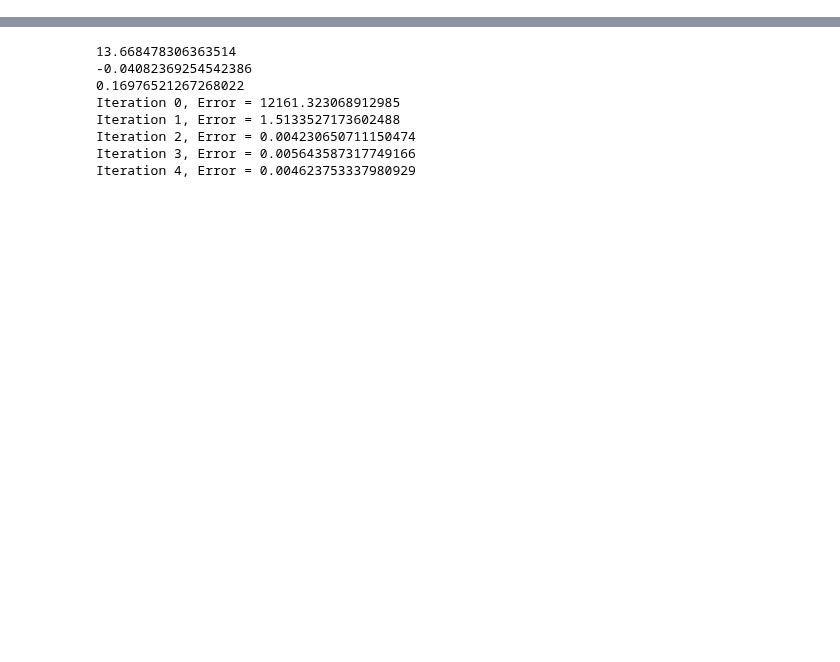
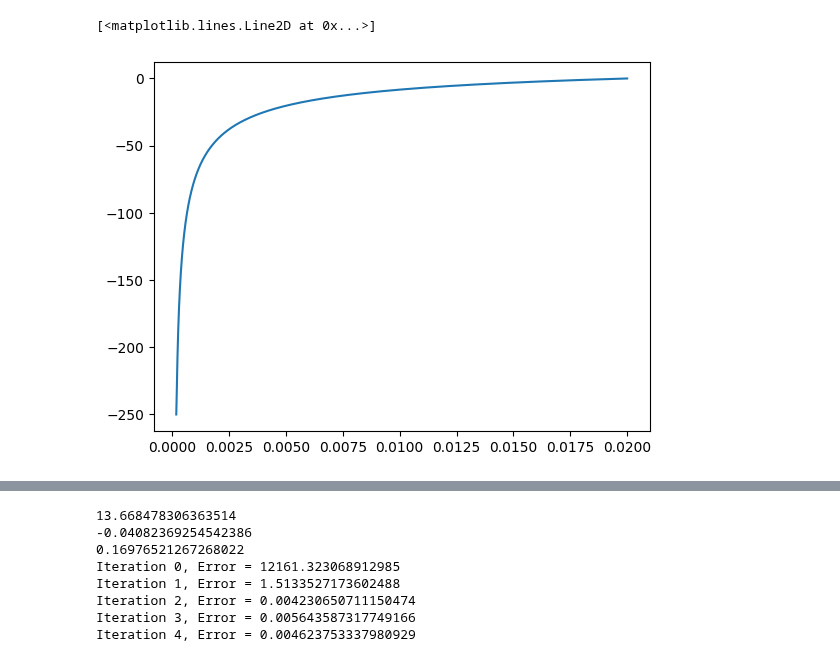
Before and after one commit to madiemamer/doubleplume, a Jupyter notebook: Documents/plume/doublePlume_toy.ipynb, the cells around one changed output, grey strips where cells are left out. Saved outputs shown, nothing was run; the diff lists cells and outputs as text; code cells hidden in the pictures; blank space fills up the shorter version.

```diff
--- a/Documents/plume/doublePlume_toy.ipynb
+++ b/Documents/plume/doublePlume_toy.ipynb
@@ -187,0 +380,38 @@ Initial Vol. Flux = 314.1592653589793. Initial Mom. Flux = 314.1592653589793.
+# %%
+## Initial Conditions at surface for outer plume
+
+end = Nz - 1 ## Index
+start = int(bi[-1] / dz) ## Index
+midpoint = start + int((end - start)/2)
+Qo_peel = -np.sum(Ep[start:end]) * bi[-1]
+c4 = 0.1
+
+Qo_i = Qo_peel + c4 * Qi[-1]
+Ttot_o_i = Qo_peel * np.mean(Ti[start:end]) + c4 * Qi[-1] * T_a
+Stot_o_i = Qo_peel * np.mean(Si[start:end]) + c4 * Qi[-1] * S_a
+
+To_i = Ttot_o_i / Qo_i
+So_i = Stot_o_i / Qo_i
+rho_o_i = rho_eq(So_i, To_i)
+
+Uo_i = 0.02 #brentq(uo_init, a, b, args = (Mo_i, Qo_i, rho_o_i, bi[-1]))
+
+Mo_i = Qo_i * Uo_i
+# %%
+z_span = [0,250]
+zLevels = np.linspace(0,250,Nz)
+y0_outer = Qo_i, Mo_i, Ttot_o_i, Stot_o_i
+sol = solve_ivp(outer_plume, (0.0, -250.0),  # backward in z
+    y0_outer,
+    method='RK45',
+    max_step=dz,
+    dense_output=True)
+# %%
+Qo = sol.y[0]
+Mo = sol.y[1]
+Ttot_o = sol.y[2]
+
+plt.plot(Mo/Qo, np.arange(0,-250.2,-dz))
+# %% [output]
+[<matplotlib.lines.Line2D at 0x...>]
+[figure, added]
```
Also changed, not shown: parts of 21 cells of this notebook.
